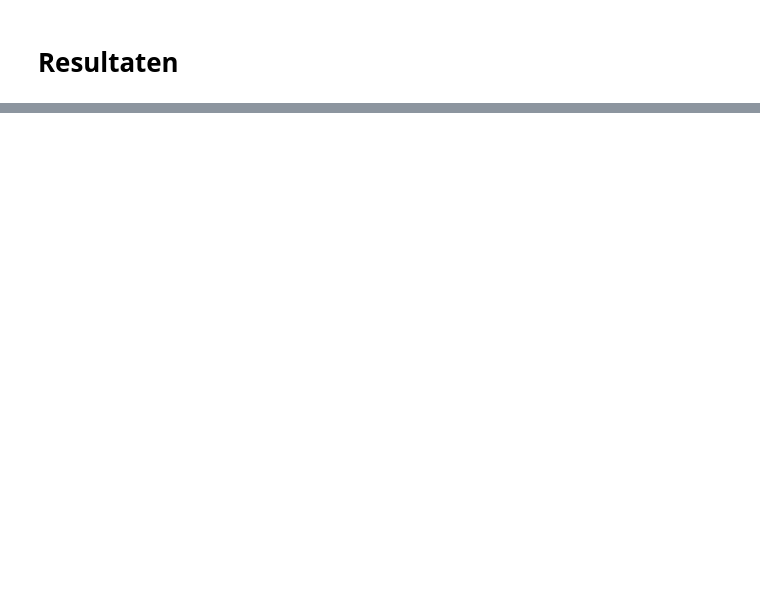
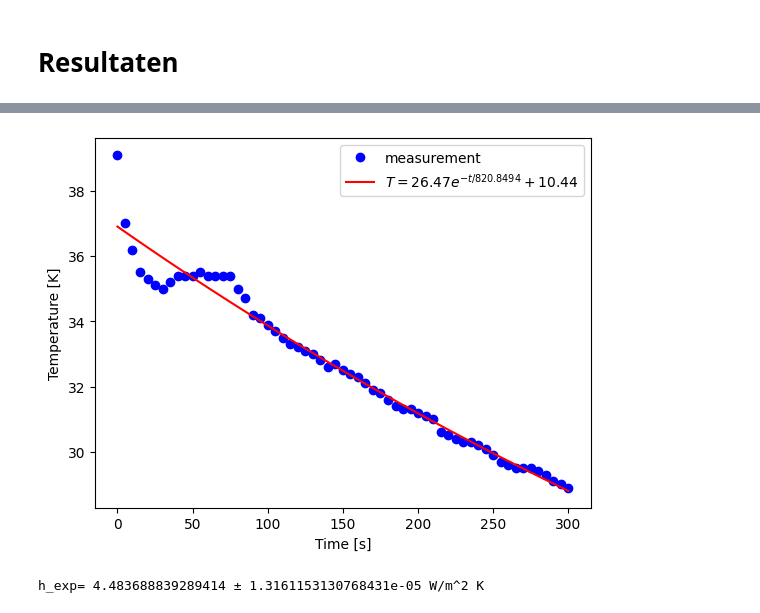
Before and after one commit to yaeljawahierkhan/21, a Jupyter notebook: Content/Labs/koelbuis.ipynb, the cells around one changed output, grey strips where cells are left out. Cells and saved outputs as stored; diff of their text form; code cells hidden in the pictures; blank space fills up the shorter version.

```diff
--- a/Content/Labs/koelbuis.ipynb
+++ b/Content/Labs/koelbuis.ipynb
@@ -250 +264,55 @@ print(h_exp) # warmteoverdrachtscoëfficiënt in W/m^2 K
+# %%
+import matplotlib.pyplot as plt
+from scipy.optimize import curve_fit
+
+#data experiment zonder dop
+data = np.loadtxt("Metingenbuistemp.csv", delimiter = ";", skiprows = 1 )
+time = data[:,0]
+temp_v_zdop = data[:,2]
+p = 2700         #kg/m^3 #dichtheid van aluminium
+c = 880          # 880 J/(kg K) # soortelijke dichtheid aluminium
+
+
+def exp_func(t, A, tau, T_omg):
+    # A is verschiltemperatuur met omgeving aan start
+    # tau is de karakteristieke tijd voor de koeling
+    # T_omg is de omgevingstemperatuur
+    return (A * np.exp(-t/tau) + T_omg)
+
+buitenoppervlak = Opp_buiten # bepaal zelf in m^2
+warmtecapaciteit = p*V_wand*c# bepaal de warmtecapaciteit in J/K
+
+times = time
+temps = temp_v_zdop
+
+
+# pas beginwaardes aan naar schatting
+# Het aantal maxfev moet wellicht hoger voor goede convergentie van de waarde
+A_guess = temp_v_zdop[0] - temp_v_zdop[-1]
+tau_guess = 100
+T_omg_guess = temp_v_zdop[-1]
+p0 = [A_guess,tau_guess,T_omg_guess]
+popt, pocv = curve_fit(exp_func, times, temps, p0=p0, maxfev=5000)
+
+A_exp, tau_exp, T_omg_exp = popt
+
+y_fit = exp_func(times, *popt)
+
+plt.figure()
+plt.xlabel('Time [s]')
+plt.ylabel('Temperature [K]')
+plt.plot(times, temps, 'bo', label='measurement')
+plt.plot(times, y_fit, 'r-',
+         label='$T = %0.2f e^{-t/%0.4f} + %0.2f$' % (A_exp, tau_exp, T_omg_exp))
+plt.legend()
+plt.show()
+
+h_exp = (warmtecapaciteit) / (tau_exp * buitenoppervlak)
+u_tau = np.sqrt(pocv[1,1])
+u_h = h_exp/(tau_exp*u_tau)
+
+print("h_exp=",h_exp, "±",u_h, "W/m^2 K") # warmteoverdrachtscoëfficiënt in W/m^2 K
+# %% [output]
+[figure, added]
+h_exp= 4.483688839289414 ± 1.3161153130768431e-05 W/m^2 K
 # %% [markdown]
```
Also changed, not shown: parts of 3 cells of this notebook, 2 other files.
